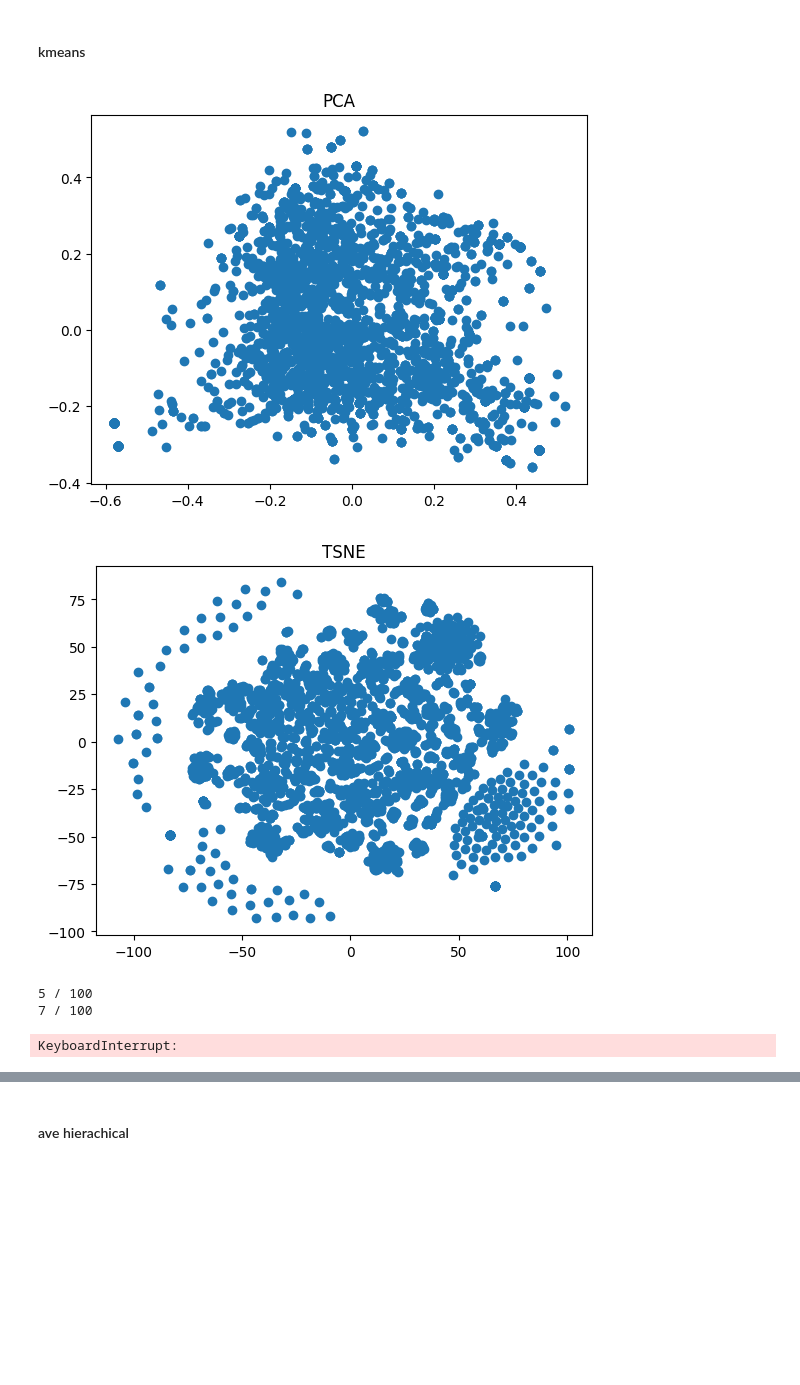
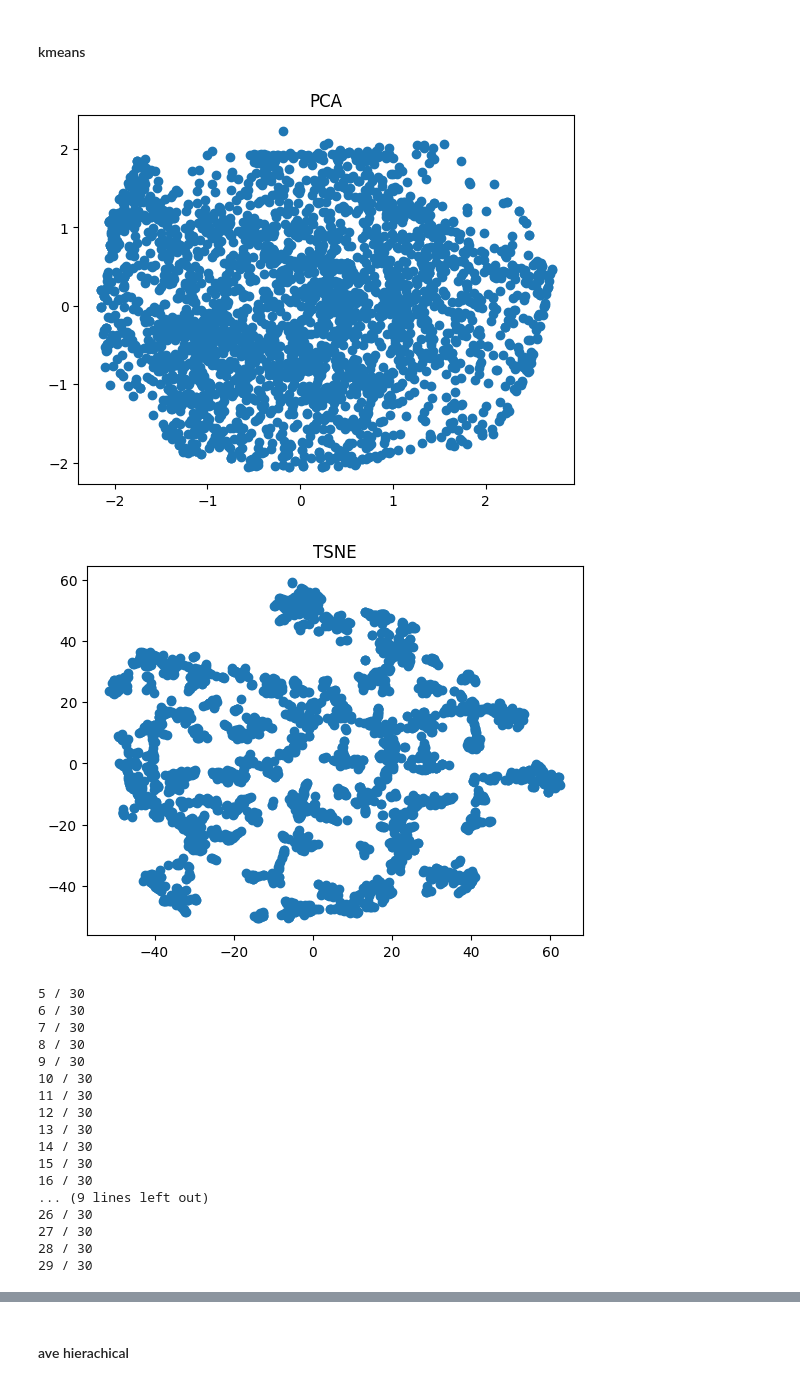
Before and after one commit to nlp-tlp/Hons24-Jadeyn, a Jupyter notebook: Sentence_Similarity/CNN_sbert copy.ipynb, the cells around one changed output, grey strips where cells are left out. Cells and saved outputs as stored; diff of their text form; code cells hidden in the pictures; blank space fills up the shorter version.

```diff
--- a/Sentence_Similarity/CNN_sbert copy.ipynb
+++ b/Sentence_Similarity/CNN_sbert copy.ipynb
@@ -1586,13 +1572,9 @@ max length of MWO: 10
 # %%
 # SBERT embeddings
-sbert = SentenceTransformer("all-MiniLM-L6-v2")
+sbert = SentenceTransformer("all-mpnet-base-v2")
 SBERT_embeddings_train = sbert.encode(X_train)
 SBERT_embeddings_test = sbert.encode(X_test)
-SBERT_dataset = sbert.encode(X_train + X_test)
-# SBERT_embeddings_train = SBERT_embeddings_train.reshape(SBERT_embeddings_train.shape[0], SBERT_embeddings_train.shape[1], 1)
-# SBERT_embeddings_test = SBERT_embeddings_test.reshape(SBERT_embeddings_test.shape[0], SBERT_embeddings_test.shape[1], 1)
 
 print(SBERT_embeddings_train.shape)
 print(SBERT_embeddings_test.shape)
-print(SBERT_dataset.shape)
 # %% [output]
@@ -1829,35 +1824,51 @@ print(cluster_embeddings.shape)
 # %% [markdown]
 #### kmeans
 # %%
+def perform_kmeans(cluster_embeddings):
+    # PCA reduction
+    pca = PCA(n_components=2)
+    pca_embedding = pca.fit_transform(cluster_embeddings)
+    plt.scatter(pca_embedding[:,0], pca_embedding[:,1])
+    plt.title("PCA")
+    plt.show()
 
-# PCA reduction
-pca = PCA(n_components=2)
-pca_embedding = pca.fit_transform(cluster_embeddings)
-plt.scatter(pca_embedding[:,0], pca_embedding[:,1])
-plt.title("PCA")
-plt.show()
-
-# tsne reduction
-tsne = TSNE(n_components=2).fit_transform(cluster_embeddings)
-plt.scatter(tsne[:,0], tsne[:,1])
-plt.title("TSNE")
-plt.show()
+    # tsne reduction
+    tsne = TSNE(n_components=2).fit_transform(cluster_embeddings)
+    plt.scatter(tsne[:,0], tsne[:,1])
+    plt.title("TSNE")
+    plt.show()
 
 
-# Perform kmean clustering
-silhouette_scores = []
-test_k = list(range(5, 30,2))
-for i in test_k:
-    print(i, "/", 100)
-    kmeans = KMeans(n_clusters=i, random_state=42, n_init=100).fit(cluster_embeddings)
-    labels = kmeans.labels_
-    silhouette_scores.append(silhouette_score(cluster_embeddings, labels))
-plt.plot(test_k, silhouette_scores)
-plt.title("Silhouette Scores")
-plt.show()
+    # Perform kmean clustering
+    silhouette_scores = []
+    test_k = list(range(5, 30))
+    for i in test_k:
+        print(i, "/", 30)
+        kmeans = KMeans(n_clusters=i, random_state=42, n_init=100).fit(cluster_embeddings)
+        labels = kmeans.labels_
+        silhouette_scores.append(silhouette_score(cluster_embeddings, labels))
+    plt.plot(test_k, silhouette_scores)
+    plt.title("Silhouette Scores")
+    plt.show()
+
+perform_kmeans(cluster_embeddings)
 # %% [output]
-[figure, old version]
+[figure, new version]
-[figure, old version]
+[figure, new version]
-5 / 100
-7 / 100
+5 / 30
+6 / 30
+7 / 30
+8 / 30
+9 / 30
+10 / 30
+11 / 30
+12 / 30
+13 / 30
+14 / 30
+15 / 30
+16 / 30
+... (9 lines left out)
+26 / 30
+27 / 30
+28 / 30
+29 / 30
-KeyboardInterrupt:
```
Also changed, not shown: parts of 25 cells of this notebook.
